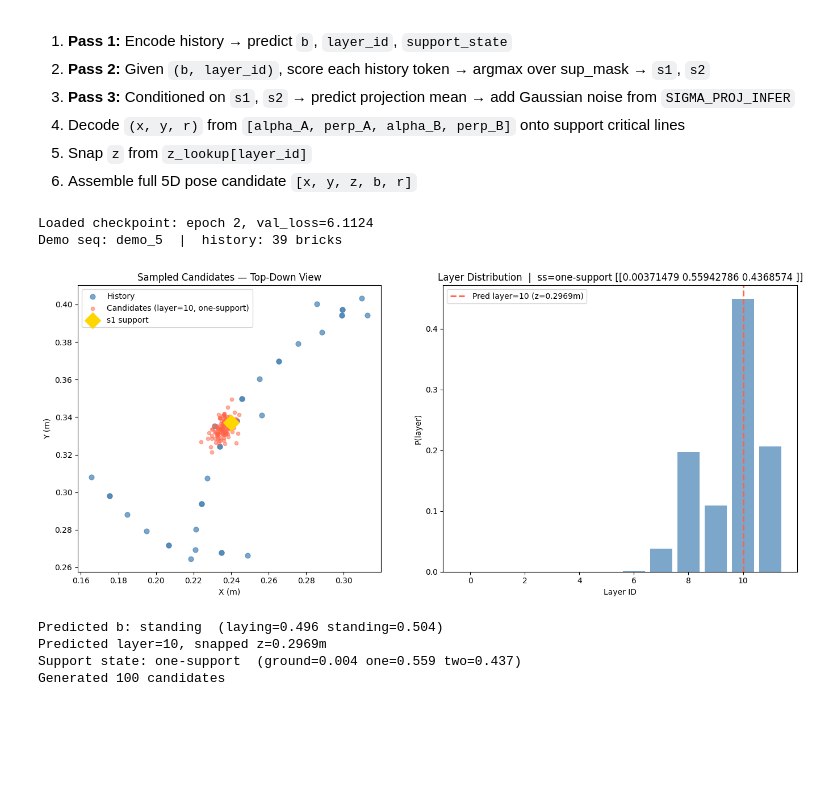
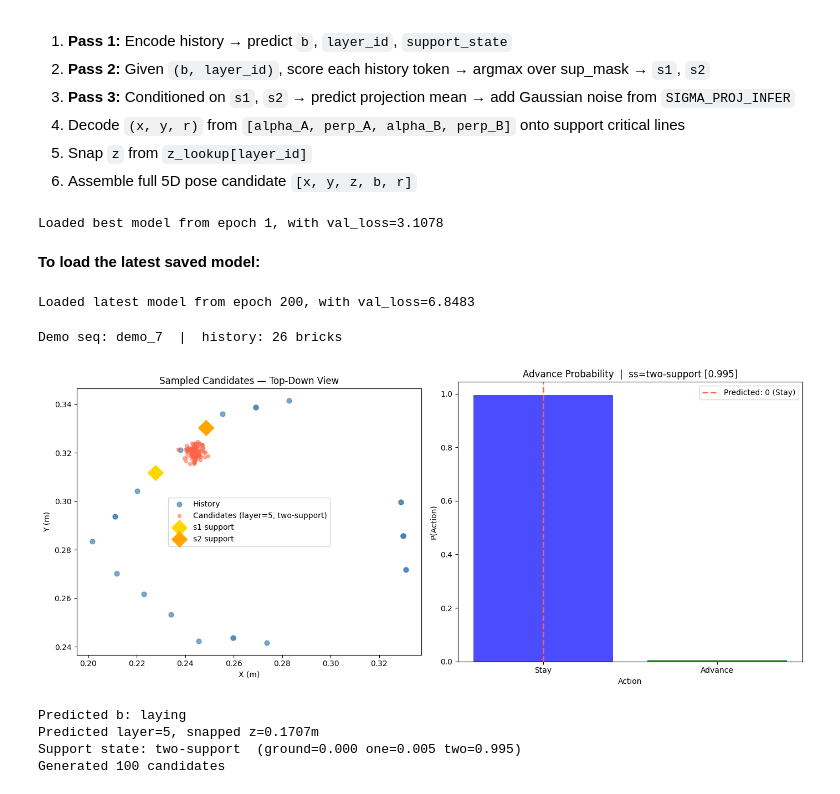
Before and after one commit to patti-grate/arc380_s26, a Jupyter notebook: training_data/training_SST_sequential2.ipynb, the cells around one changed output. Cells and saved outputs as stored; diff of their text form; code cells hidden in the pictures; blank space fills up the shorter version.

```diff
--- a/training_data/training_SST_sequential2.ipynb
+++ b/training_data/training_SST_sequential2.ipynb
@@ -1155,16 +1189,27 @@ def sample_next_brick(model, history_5d, norm_stats, z_lookup, n_candidates=100)
+# %%
+# Load the model with the best validation loss
+best_model_ckpt = torch.load(CKPT, map_location=device)
+model.load_state_dict(best_model_ckpt["model_state"])
+print(f"Loaded best model from epoch {best_model_ckpt['epoch']}, with val_loss={best_model_ckpt['val_loss']:.4f}")
+# %% [output]
+Loaded best model from epoch 1, with val_loss=3.1078
+# %% [markdown]
+**To load the latest saved model:**
+# %%
+# Load the latest saved model
+latest_model_ckpt = torch.load(LATEST_CKPT, map_location=device)
+model.load_state_dict(latest_model_ckpt["model_state"])
+print(f"Loaded latest model from epoch {latest_model_ckpt['epoch']}, with val_loss={latest_model_ckpt['val_loss']:.4f}")
+# %% [output]
+Loaded latest model from epoch 200, with val_loss=6.8483
 # %%
-# Load best checkpoint
-ckpt = torch.load(CKPT, map_location=device)
-model.load_state_dict(ckpt["model_state"])
-print(f"Loaded checkpoint: epoch {ckpt['epoch']}, val_loss={ckpt['val_loss']:.4f}")
-
-# Pick a val pair with a long history for a meaningful demo
-demo_pair = max(val_pairs, key=lambda p: len(p["history_raw"]))
+# Pick a val pair randomly for a meaningful demo
+demo_pair = random.choice(val_pairs)
 print(f"Demo seq: {Path(demo_pair['seq_id']).name}  |  "
       f"history: {len(demo_pair['history_raw'])} bricks")
 
 history_5d = [list(h) for h in demo_pair["history_raw"]]
-candidates, pred_b, pred_layer, pred_ss = sample_next_brick(
+candidates, pred_b, pred_layer, pred_ss, pred_advance = sample_next_brick(
     model, history_5d, norm_stats, z_lookup, n_candidates=100,
 )
 pred_z = snap_z(pred_layer)
@@ -1193,48 +1238,53 @@ if candidates[0]["s2_idx"] >= 0:
     ax.scatter([s2[0]], [s2[1]], c="orange", s=200, marker="D", label="s2 support", zorder=5)
 ax.set_xlabel("X (m)"); ax.set_ylabel("Y (m)")
 ax.set_title("Sampled Candidates — Top-Down View")
 ax.legend(); ax.set_aspect("equal")
 
 # Layer probability bar chart
 ax2 = axes[1]
 with torch.no_grad():
     tokens = torch.zeros(1, MAX_BRICKS, FEATURE_DIM, dtype=torch.float32)
     mask_t = torch.zeros(1, MAX_BRICKS, dtype=torch.bool)
     layer_ids_d = assign_layer_ids(history_5d)
     for i, (pose, lid) in enumerate(zip(history_5d[:MAX_BRICKS], layer_ids_d[:MAX_BRICKS])):
         tokens[0, i] = torch.tensor(
             encode_brick(pose, lid, i, history_5d[:i], layer_ids_d[:i], norm_stats),
             dtype=torch.float32)
         mask_t[0, i] = True
     dummy_sup = torch.zeros(1, MAX_BRICKS, dtype=torch.bool, device=device)
-    b_logits, layer_logits, ss_logits, _, _, _ = model(
+    # Fix the unpacking error: model now returns 3 values
+    advance_logits, ss_logits_output, _ = model(
         tokens.to(device), mask_t.to(device), dummy_sup)
-    b_prob     = F.softmax(b_logits[0],     dim=-1).cpu().numpy()
-    layer_prob = F.softmax(layer_logits[0], dim=-1).cpu().numpy()
-    ss_prob    = F.softmax(ss_logits[0],    dim=-1).cpu().numpy()
 
-ax2.bar(range(len(layer_prob)), layer_prob, color="steelblue", alpha=0.7)
-ax2.axvline(pred_layer, color="tomato", linewidth=2, linestyle="--",
-            label=f"Pred layer={pred_layer} (z={pred_z:.4f}m)")
-ax2.set_xlabel("Layer ID"); ax2.set_ylabel("P(layer)")
-ax2.set_title(f"Layer Distribution  |  ss={ss_names[pred_ss]} [{ss_prob}]")
+    # Recalculate advance probability and adapt the b probability from pred_b
+    advance_prob = F.softmax(advance_logits[0], dim=-1).cpu().numpy()
+
+    # The b and layer_id are now deterministically derived from advance_logits
+    # and `pred_layer` / `pred_b` from `sample_next_brick` function output
+    # For the bar chart, we'll plot the advance probability instead of layer_prob
+
+    ss_prob    = F.softmax(ss_logits_output[0],    dim=-1).cpu().numpy()
+
+ax2.bar([0, 1], advance_prob, color=["blue", "green"], alpha=0.7, tick_label=["Stay", "Advance"])
+ax2.axvline(pred_advance, color="tomato", linewidth=2, linestyle="--",
+            label=f"Predicted: {pred_advance} ({'Stay' if pred_advance == 0 else 'Advance'})")
+ax2.set_xlabel("Action"); ax2.set_ylabel("P(Action)")
+ax2.set_title(f"Advance Probability  |  ss={ss_names[pred_ss]} [{ss_prob[pred_ss]:.3f}]")
 ax2.legend()
 
 plt.tight_layout()
 plt.savefig("/content/drive/MyDrive/training_data/candidate_visualization_cog_aware.png", dpi=150, bbox_inches="tight")
 plt.show()
 
-print(f"Predicted b: {'laying' if pred_b == 0 else 'standing'}  "
-      f"(laying={b_prob[0]:.3f} standing={b_prob[1]:.3f})")
+print(f"Predicted b: {'laying' if pred_b == 0 else 'standing'}")
 print(f"Predicted layer={pred_layer}, snapped z={pred_z:.4f}m")
 print(f"Support state: {ss_names[pred_ss]}  "
       f"(ground={ss_prob[0]:.3f} one={ss_prob[1]:.3f} two={ss_prob[2]:.3f})")
 print(f"Generated {len(candidates)} candidates")
 # %% [output]
-Loaded checkpoint: epoch 2, val_loss=6.1124
-Demo seq: demo_5  |  history: 39 bricks
+Demo seq: demo_7  |  history: 26 bricks
-[figure, old version]
+[figure, new version]
-Predicted b: standing  (laying=0.496 standing=0.504)
-Predicted layer=10, snapped z=0.2969m
-Support state: one-support  (ground=0.004 one=0.559 two=0.437)
+Predicted b: laying
+Predicted layer=5, snapped z=0.1707m
+Support state: two-support  (ground=0.000 one=0.005 two=0.995)
 Generated 100 candidates
```
Also changed, not shown: parts of 6 cells of this notebook, 3 other files.
